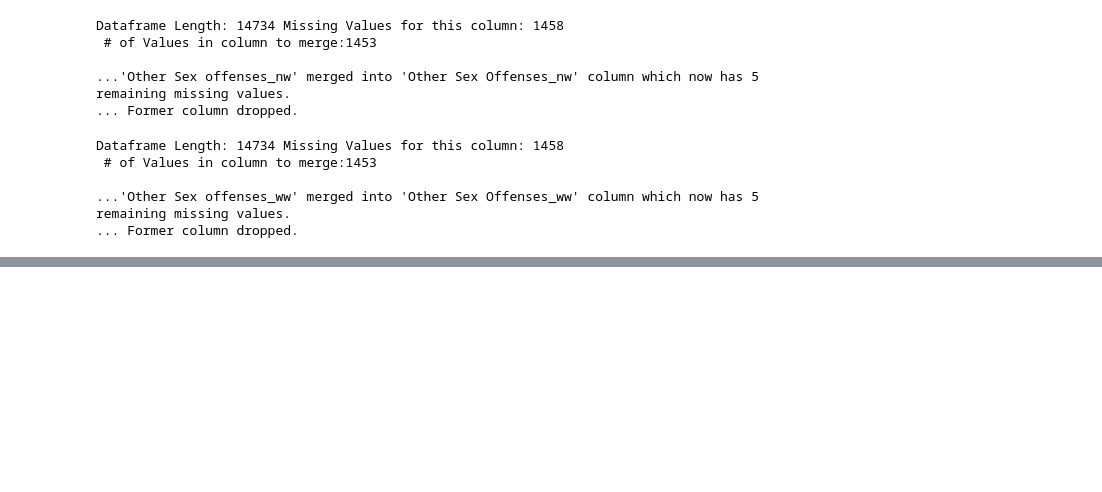
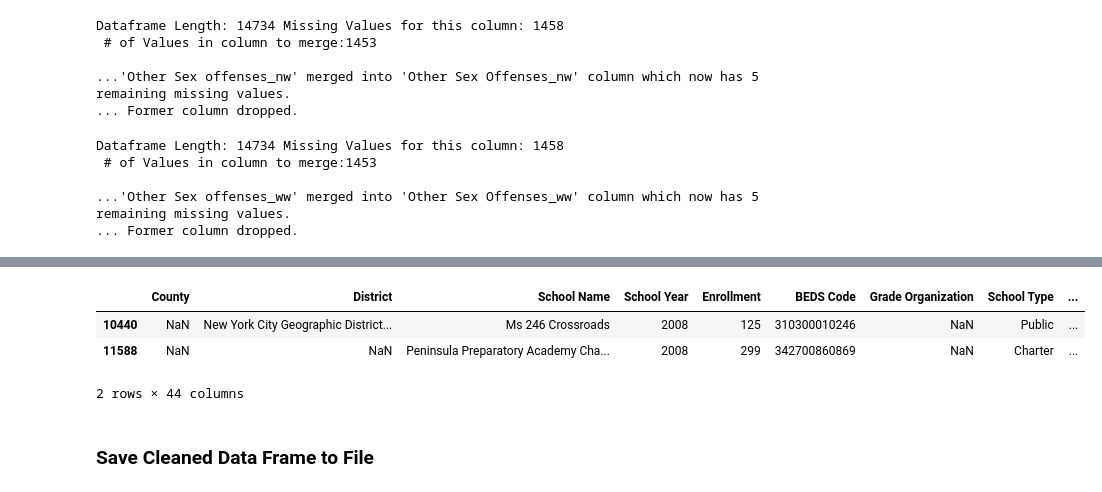
Before and after one commit to mmillervedam/INFOW18_FinalProject, a Jupyter notebook: VADIR_cleanup_part2.ipynb, the cells around one changed output, grey strips where cells are left out. Drawn from its saved outputs; the diff is of its cells as text; code cells hidden in the pictures; blank space fills up the shorter version.

```diff
--- a/VADIR_cleanup_part2.ipynb
+++ b/VADIR_cleanup_part2.ipynb
@@ -177,3 +222,13 @@ vadir_df.columns.tolist()
+# %%
+#Check that they're gone
+vadir_df[vadir_df['Other Disruptive Incidents'].isnull()]
+# %% [output]
+|  | County | District | School Name | School Year | Enrollment | BEDS Code | Grade Organization | School Type | ... |
+| 10440 | NaN | New York City Geographic District... | Ms 246 Crossroads | 2008 | 125 | 310300010246 | NaN | Public | ... |
+| 11588 | NaN | NaN | Peninsula Preparatory Academy Cha... | 2008 | 299 | 342700860869 | NaN | Charter | ... |
+2 rows × 44 columns
+# %% [markdown]
+### Save Cleaned Data Frame to File
 # %%
 # Save results to a 'clean' file.
 vadir_df.to_csv("VADIR_clean.csv")
```
Also changed, not shown: parts of 14 cells of this notebook.
